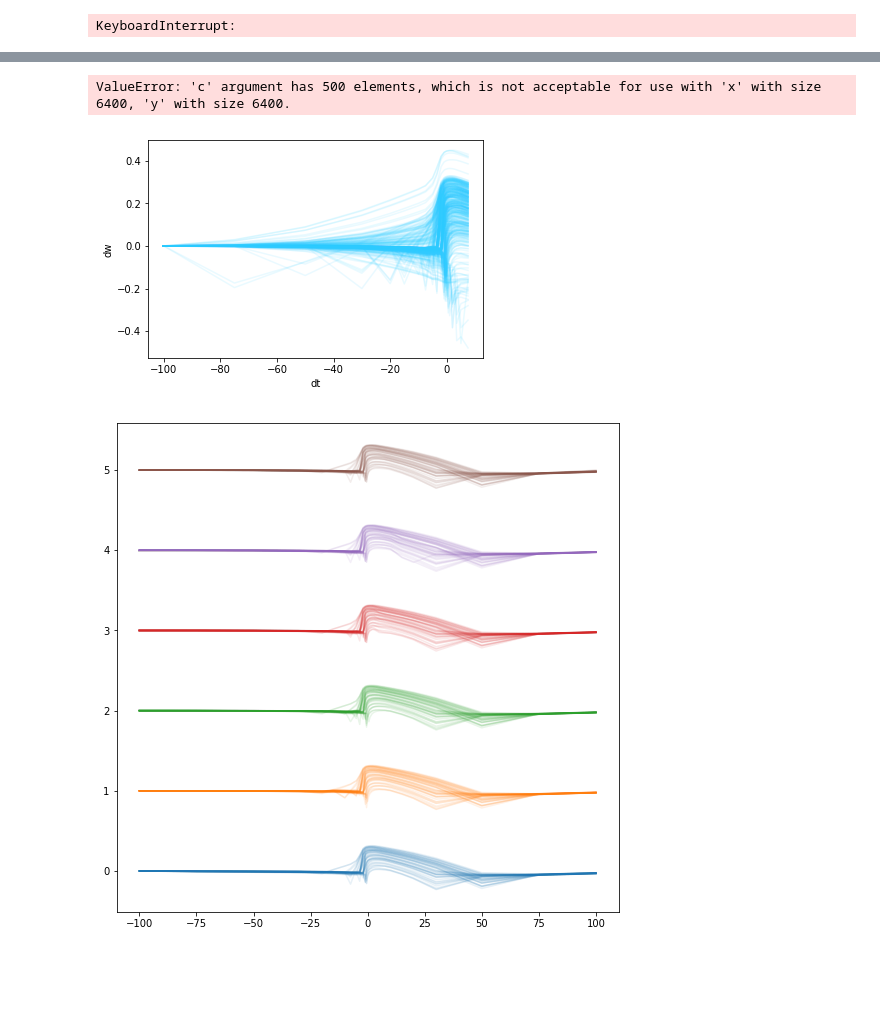
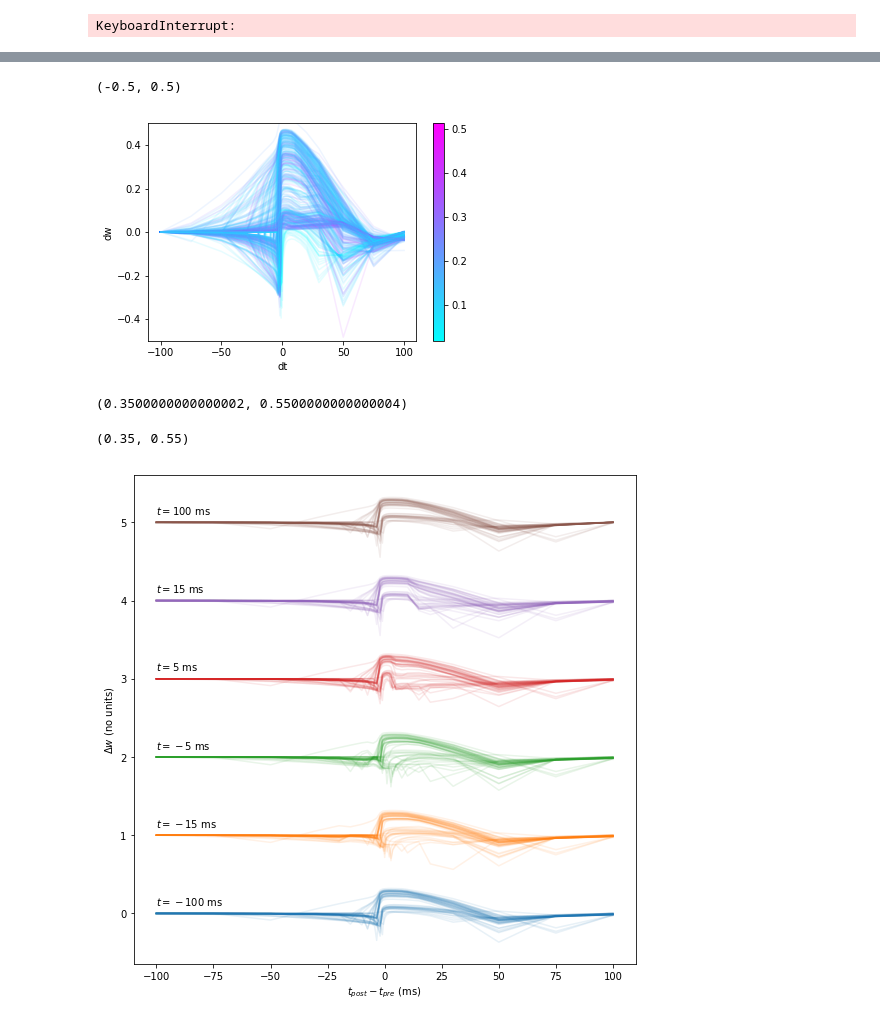
Before and after one commit to p-serna/SpineModel, a Jupyter notebook: STDP Figures.ipynb, the cells around one changed output, grey strips where cells are left out. Saved outputs shown, nothing was run; the diff lists cells and outputs as text; code cells hidden in the pictures; blank space fills up the shorter version.

```diff
--- a/STDP Figures.ipynb
+++ b/STDP Figures.ipynb
@@ -127,10 +162,0 @@ Text(0, 0.5, 'dw')
-# %%
-i = randint(500)
-figure()
-ths = (0.3,0.5)
-for i in range(500):
-    wt = wdt(i,ths)
-    rp = stdpalt(wt,gd = 300,gp=700)
-    plot(wt[:,0],rp,'C0-',alpha=0.05)
-xlabel('dt')
-ylabel('dw')
@@ -140,11 +162,0 @@ Text(0, 0.5, 'dw')
-# %%
-i = randint(500)
-i = 239
-figure()
-ths = (0.3,0.55)
-for ths in thks:
-    wt = wdt(i,ths)
-    rp = stdp(wt)
-    plot(wt[:,0],rp/abs(rp).max(),'C0',alpha=0.05)
-xlabel('dt')
-ylabel('dw')
@@ -154,11 +162,0 @@ Text(0, 0.5, 'dw')
-# %%
-i = randint(500)
-i = 239
-figure()
-ths = (0.3,0.55)
-for ths in thks:
-    wt = wdt(i,ths)
-    rp = stdpalt(wt)
-    plot(wt[:,0],rp/abs(rp).max(),'C0',alpha=0.05)
-xlabel('dt')
-ylabel('dw')
@@ -412,7 +362,7 @@ x = dis['Vh']
 x = (x-x.min())/(x.max()-x.min())
 # %%
 figure()
-ths = (0.25,0.75)
+ths = thks[1640] #(0.35,0.55)
 for i in range(500):
     wt = wdt(i,ths)
     rp = stdp(wt)
@@ -421,4 +371,4 @@ xlabel('dt')
 ylabel('dw')
 scatter(x*0,x*0-3,c = dis['Vh'],cmap=cm)
 colorbar()
-ylim(-2,3.5)
+ylim(-.5,.5)
@@ -428,16 +375,20 @@ ylim(-2,3.5)
 # %%
 figure()
-ths = (0.25,0.75)
+ths = thks[1640] #(0.35,0.55)
 for i in range(500):
     wt = wdt(i,ths)
-    rp = stdpalt(wt)
+    rp = stdp(wt)
     plot(wt[:,0],rp,c=cm(x[i]),alpha=0.1)
 xlabel('dt')
 ylabel('dw')
 scatter(x*0,x*0-3,c = dis['Vh'],cmap=cm)
 colorbar()
 ylim(-.5,.5)
 # %% [output]
-ValueError: 'c' argument has 500 elements, which is not acceptable for use with 'x' with size 6400, 'y' with size 6400.
+(-0.5, 0.5)
-[figure, old version]
+[figure, new version]
+# %%
+thks[1640]
+# %% [output]
+(0.3500000000000002, 0.5500000000000004)
 # %%
@@ -449,4 +400,9 @@ for fk in fweights.keys():
     break
+# %%
+ths = thki[54]
+print(ths)
+# %% [output]
+(0.35, 0.55)
 # %%
 def wdti(i,th1th2,tinh = 0.0,corrected = False):
     a = [[fk,fweightsdel[(fk,tinh)][th1th2][0][i],fweightsdel[(fk,tinh)][th1th2][1][i]] for fk in fweights.keys()]
@@ -457,8 +413,8 @@ def wdti(i,th1th2,tinh = 0.0,corrected = False):
 # %%
 #fweightsdel[(tdels[0],tdels[4])][(th1,th2)]
 figure(figsize=(9,9))
-ths = (0.25,0.75)
-labels = [labeld(signchanges(stdpalt(wdt(i,ths)))[:,1]) for i in range(500)]
+ths = thki[54]
+labels = [labeld(signchanges(stdp(wdt(i,ths)))[:,1]) for i in range(500)]
 labelsn = array(labels)
 sel = labelsn=='DPD'
 
@@ -466,40 +422,48 @@ n0 = 50
 for i in arange(500)[sel][:n0]:
     wt = wdti(i,ths,tinh = -100.0)
     rp = stdpalt(wt)
-    plot(wt[:,0],rp,c='C0',alpha=0.1)
+    plot(wt[:,0],rp,c='C0',alpha=0.1,label='-100')
 
 for i in arange(500)[sel][:n0]:
     wt = wdti(i,ths,tinh = -15.0)
     rp = stdpalt(wt)
-    plot(wt[:,0],rp+1,c='C1',alpha=0.1)
+    plot(wt[:,0],rp+1,c='C1',alpha=0.1,label='-15')
 
 
 for i in arange(500)[sel][:n0]:
     wt = wdti(i,ths,tinh = -5.0)
     rp = stdpalt(wt)
-    plot(wt[:,0],rp+2,c='C2',alpha=0.1)
+    plot(wt[:,0],rp+2,c='C2',alpha=0.1,label='-5')
 
 
 for i in arange(500)[sel][:n0]:
     wt = wdti(i,ths,tinh = 5.0)
     rp = stdpalt(wt)
-    plot(wt[:,0],rp+3,c='C3',alpha=0.1)
+    plot(wt[:,0],rp+3,c='C3',alpha=0.1,label='5')
 
 
 for i in arange(500)[sel][:n0]:
     wt = wdti(i,ths,tinh = 15.0)
     rp = stdpalt(wt)
-    plot(wt[:,0],rp+4,c='C4',alpha=0.1)
+    plot(wt[:,0],rp+4,c='C4',alpha=0.1,label='15')
 
 
 for i in arange(500)[sel][:n0]:
     wt = wdti(i,ths,tinh = 100.0)
     rp = stdpalt(wt)
-    plot(wt[:,0],rp+5,c='C5',alpha=0.1)
+    plot(wt[:,0],rp+5,c='C5',alpha=0.1,label='100')
 
+xlabel('$t_{post}-t_{pre}$ (ms)')
+ylabel('$\Delta w$ (no units)')
+annotate('$t=-100 $ ms', xy=(-100,0.1))
+annotate('$t=-15 $ ms', xy=(-100,1.1))
+annotate('$t=-5 $ ms', xy=(-100,2.1))
+annotate('$t=5 $ ms', xy=(-100,3.1))
+annotate('$t=15 $ ms', xy=(-100,4.1))
+annotate('$t=100 $ ms', xy=(-100,5.1))
 
 savefig('STDPsdt.png',dpi = 300)
 # %% [output]
-[figure, old version]
+[figure, new version]
 # %%
 i =arange(500)[sel][randint(100)]
```
Also changed, not shown: parts of 56 cells of this notebook, 5 other files.
